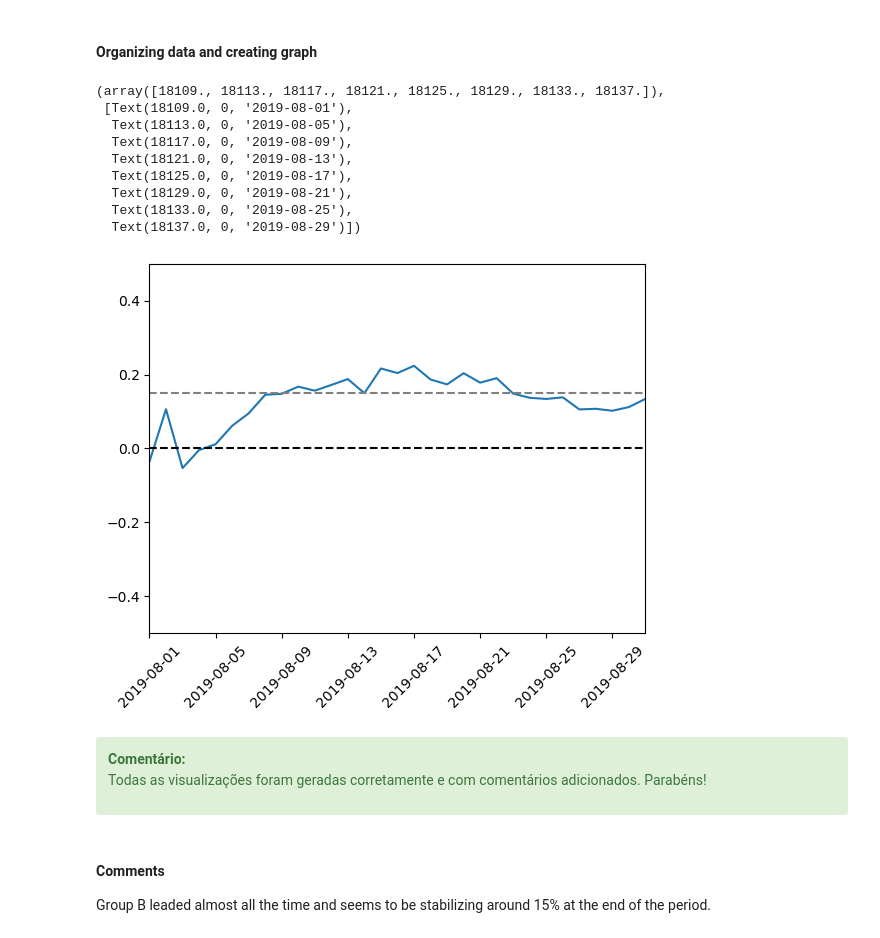
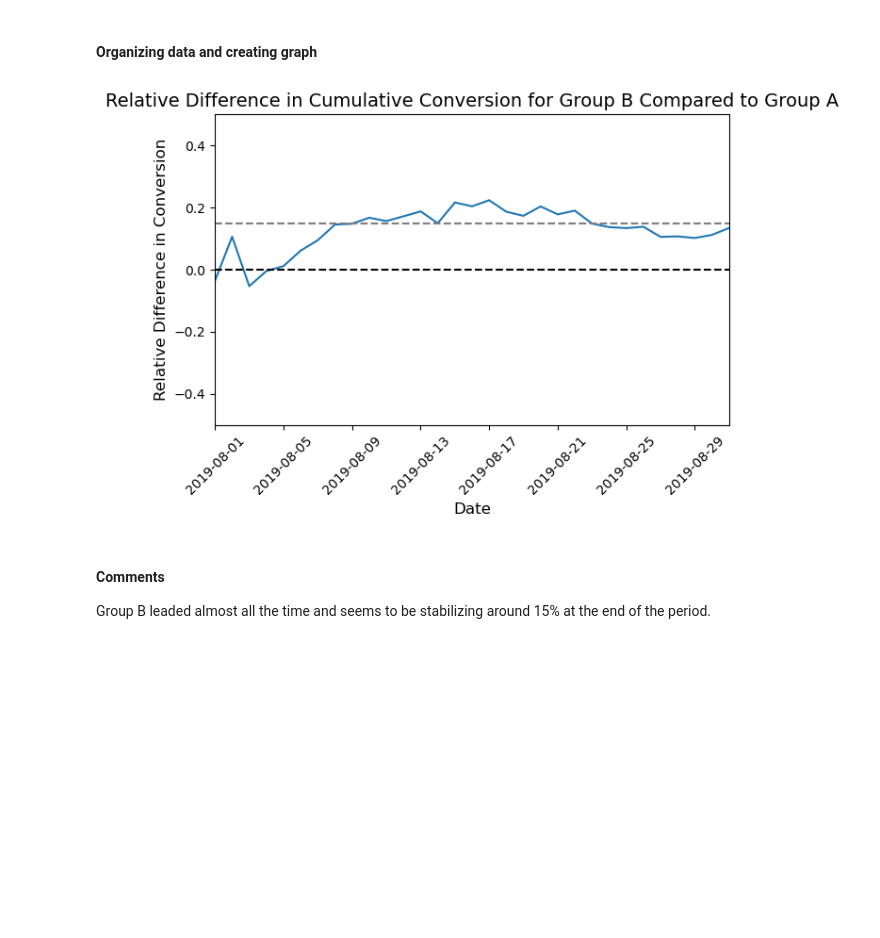
Before and after one commit to rockaline/AB_Test, a Jupyter notebook: Notebook.ipynb, the cells around one changed output. Saved outputs shown, nothing was run; the diff lists cells and outputs as text; code cells hidden in the pictures; blank space fills up the shorter version.

```diff
--- a/Notebook.ipynb
+++ b/Notebook.ipynb
@@ -534,50 +524,45 @@ mergedCumulativeConversions = cumulativeDataA[
 
 plt.plot(
     mergedCumulativeConversions['date'],
     (mergedCumulativeConversions['conversionB']/mergedCumulativeConversions['conversionA']-1)
 )
 
 plt.axhline(
     y=0,
     color='black',
     linestyle='--'
 )
 
 plt.axhline(
     y=0.15,
     color='grey',
     linestyle='--'
 )
 
 plt.axis(
     [
         pd.to_datetime('2019-08-01'),
         pd.to_datetime('2019-08-31'),
         -0.5,
         0.5
     ]
 )
 
+# Adding axis titles
+plt.xlabel("Date", fontsize=12)
+plt.ylabel("Relative Difference in Conversion", fontsize=12)
+
+# Adding a plot title
+plt.title("Relative Difference in Cumulative Conversion for Group B Compared to Group A", fontsize=14)
+
 # Rotating the x-axis labels by 45 degrees
 plt.xticks(rotation=45)
+
+# Showing the plot
+plt.tight_layout()
+plt.show()
 # %% [output]
-(array([18109., 18113., 18117., 18121., 18125., 18129., 18133., 18137.]),
- [Text(18109.0, 0, '2019-08-01'),
-  Text(18113.0, 0, '2019-08-05'),
-  Text(18117.0, 0, '2019-08-09'),
-  Text(18121.0, 0, '2019-08-13'),
-  Text(18125.0, 0, '2019-08-17'),
-  Text(18129.0, 0, '2019-08-21'),
-  Text(18133.0, 0, '2019-08-25'),
-  Text(18137.0, 0, '2019-08-29')])
-[figure, old version]
+[figure, new version]
-# %% [markdown]
-</div><div class="alert alert-block alert-success">
-<b> Comentário: </b> <a class="tocSkip"></a>
-
-Todas as visualizações foram geradas corretamente e com comentários adicionados. Parabéns!
-
-</div>
 # %% [markdown]
 #### Comments
 Group B leaded almost all the time and seems to be stabilizing around 15% at the end of the period.
```
Also changed, not shown: parts of 14 cells of this notebook.
